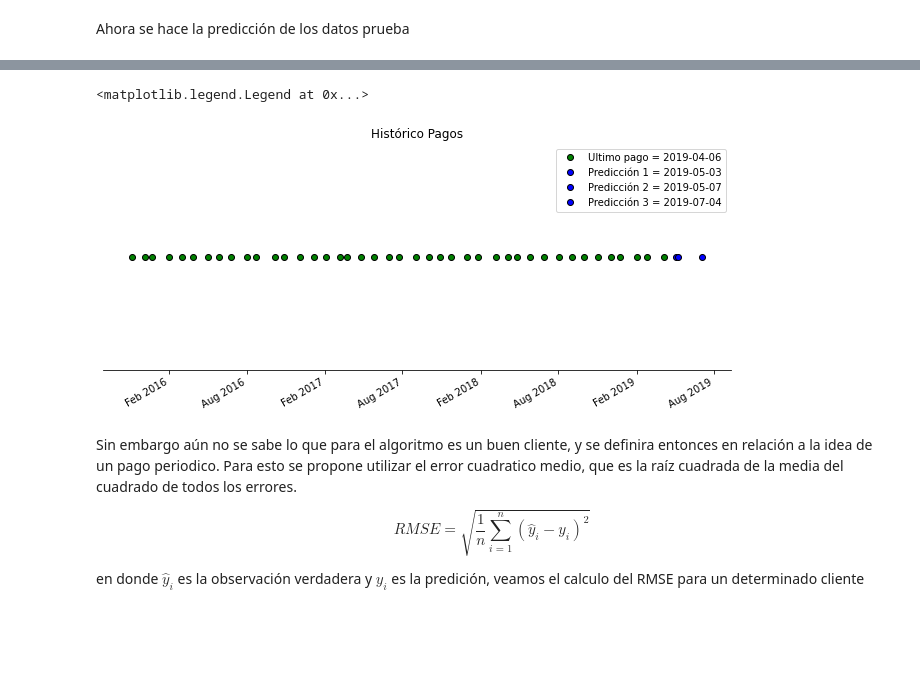
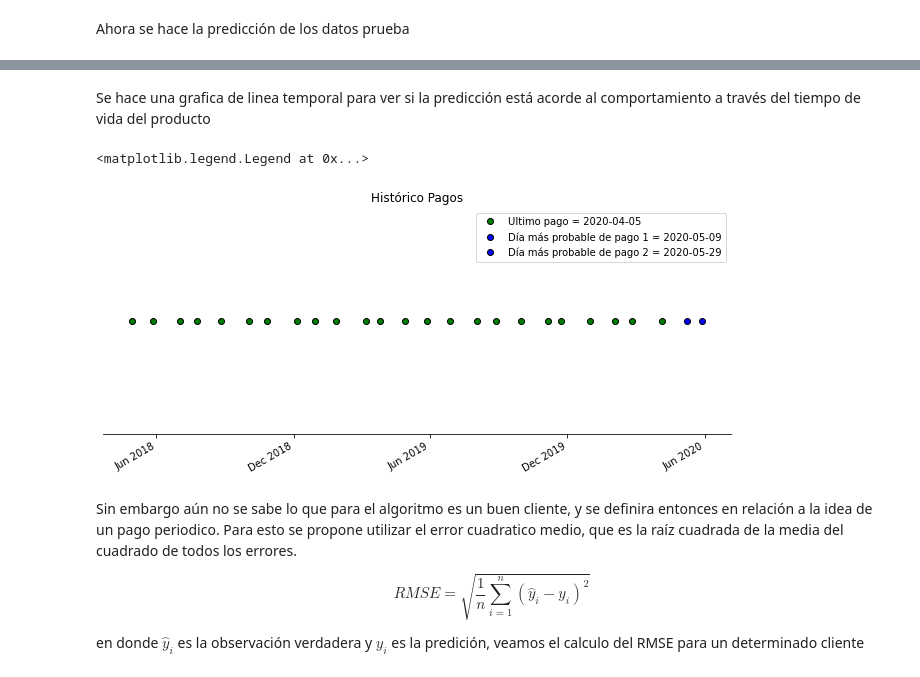
Before and after one commit to jomen93/Cartera, a Jupyter notebook: Exploracion.ipynb, the cells around one changed output, grey strips where cells are left out. Drawn from its saved outputs; the diff is of its cells as text; code cells hidden in the pictures; blank space fills up the shorter version.

```diff
--- a/Exploracion.ipynb
+++ b/Exploracion.ipynb
@@ -55,6 +57,6 @@ Numero de productos existentes en la base de datos = 7230
 # %% [markdown]
 Para poder hacer un estudio se elige un producto al azar de los encontrados anteriormente
 # %%
-producto_x = data["ID_CONTRATO"].value_counts().index[1000]
+producto_x = data["ID_CONTRATO"].value_counts().index[3000]
 print("Producto seleccionado = {}".format(producto_x))
 # %% [output]
@@ -315,0 +318,21 @@ Se hace evidente que el modelo trata de capturar el comportamiento histórico de
+# %%
+fechas = time_product[-test_size:] + timedelta(days=test_size)
+fig, ax = plt.subplots(figsize=(15, 5), constrained_layout=True)
+
+ind_max = argrelextrema(predictions, np.greater)[0]
+
+prefix = "Día más probable de pago {} = "
+prefix_date = [ prefix.format(i+1) for i in range(len(ind_max)) ]
+
+plt.plot(fechas, predictions, "b-")
+plt.plot(fechas, predictions, "b.")
+for i in range(len(ind_max)):
+    plt.plot(fechas[ind_max[i]], predictions[ind_max[i]], "ro",label=prefix_date[i]+ "{}".format(fechas[ind_max[i]].date()),
+        color="k", markerfacecolor="g")
+
+plt.title("Predicción de pago contrato "+str(int(producto_x)))
+plt.xlabel("Tiempo[Día]")
+plt.ylabel("Probabilidad[En revisión]")
+plt.grid(True)
+plt.legend()
+print("Última fecha de fago registrada = {}".format(data[data["ID_CONTRATO"]==producto_x]["FECHA_PAGO"].max().date()))
@@ -316,30 +342,41 @@ Se hace evidente que el modelo trata de capturar el comportamiento histórico de
+# %% [markdown]
+Se hace una grafica de linea temporal para ver si la predicción está acorde al comportamiento a través del tiempo de vida del producto
 # %%
 # Create figure
 fig, ax = plt.subplots(figsize=(8.8, 4), constrained_layout=True)
 # put title
 ax.set(title="Histórico Pagos")
 ax.plot(fecha_pago, np.zeros_like(fecha_pago), "ro",
         color="k", markerfacecolor="g", label="Ultimo pago = {}".format(data[data["ID_CONTRATO"]==producto_x]["FECHA_PAGO"].max().date()))
-ax.plot(fechas[day1], np.zeros_like(fechas[day1]), "ro",
-        color="k", markerfacecolor="b", label="Predicción 1 = {}".format(fechas[day1].date()))
-ax.plot(fechas[day2], np.zeros_like(fechas[day2]), "ro",
-        color="k", markerfacecolor="b", label="Predicción 2 = {}".format(fechas[day2].date()))
-ax.plot(fechas[day3], np.zeros_like(fechas[day3]), "ro",
-        color="k", markerfacecolor="b", label="Predicción 3 = {}".format(fechas[day3].date()))
+
+
+for i in range(len(ind_max)):
+    ax.plot(fechas[ind_max[i]], np.zeros_like(fechas[ind_max[i]]), "ro",label=prefix_date[i]+ "{}".format(
+
+        fechas[ind_max[i]].date()),
+        color="k", markerfacecolor="b")
+
+
+#ax.plot(fechas[day1], np.zeros_like(fechas[day1]), "ro",
+#        color="k", markerfacecolor="b", label="Predicción 1 = {}".format(fechas[day1].date()))
+#ax.plot(fechas[day2], np.zeros_like(fechas[day2]), "ro",
+#        color="k", markerfacecolor="b", label="Predicción 2 = {}".format(fechas[day2].date()))
+#ax.plot(fechas[day3], np.zeros_like(fechas[day3]), "ro",
+#        color="k", markerfacecolor="b", label="Predicción 3 = {}".format(fechas[day3].date()))
 
 ax.xaxis.set_major_locator(mdates.MonthLocator(interval=6))
 ax.xaxis.set_major_formatter(mdates.DateFormatter("%b %Y"))
 plt.setp(ax.get_xticklabels(), rotation=30, ha="right")
 # remove y axis and spines
 ax.yaxis.set_visible(False)
 ax.spines["left"].set_visible(False)
 ax.spines["top"].set_visible(False)
 ax.spines["right"].set_visible(False)
 
 plt.legend()
 # %% [output]
 <matplotlib.legend.Legend at 0x...>
-[figure, old version]
+[figure, new version]
 # %% [markdown]
 Sin embargo aún no se sabe lo que para el algoritmo es un buen cliente, y se definira entonces en relación a la idea de un pago periodico. Para esto se propone utilizar el error cuadratico medio, que es la raíz cuadrada de la media del cuadrado de todos los errores.
 
```
Also changed, not shown: parts of 17 cells of this notebook.
